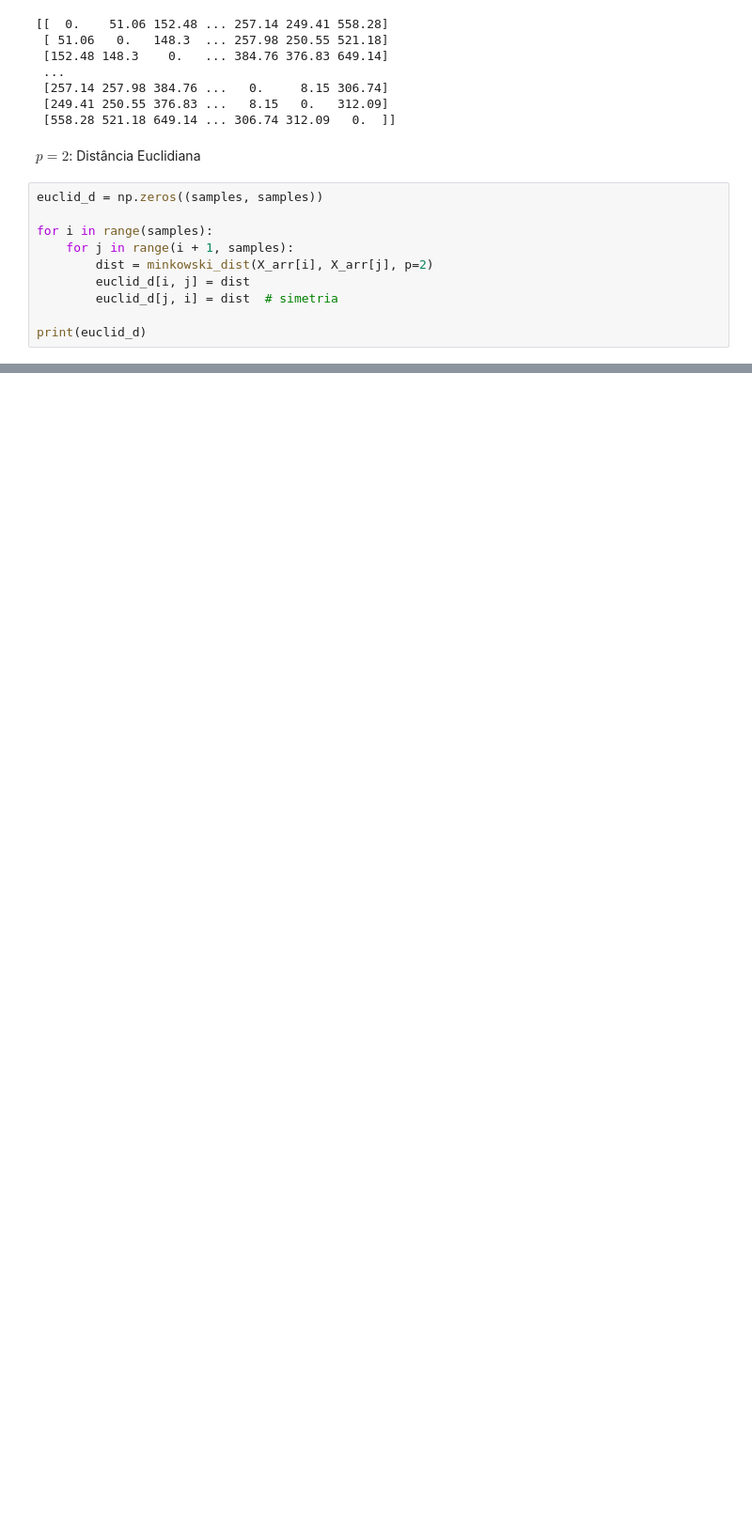
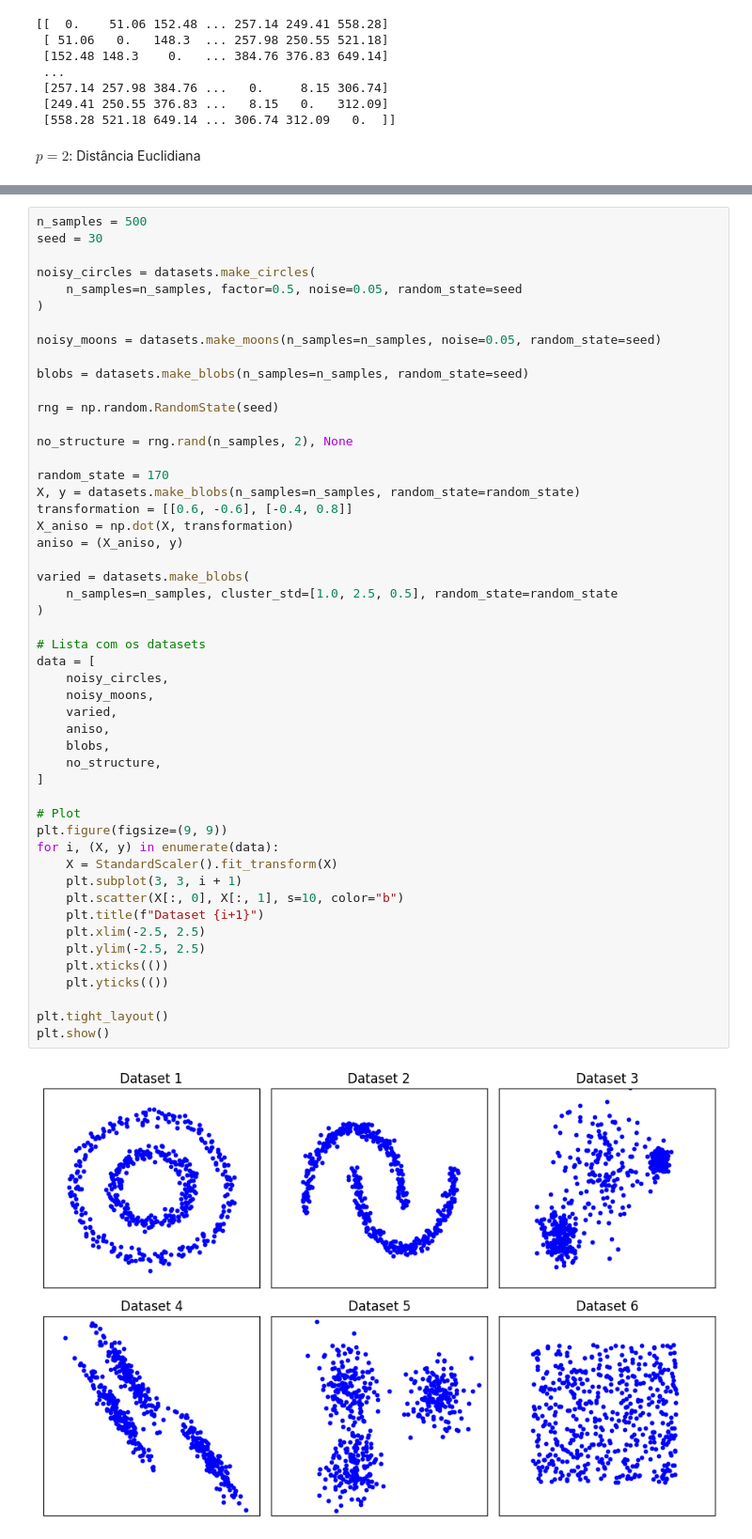
Before and after one commit to belatavaresp/tp2-alg2-2024-1, a Jupyter notebook: code.ipynb, the cells around one changed output, grey strips where cells are left out. Shown at 94% size. Cells and saved outputs as stored; diff of their text form; blank space fills up the shorter version.

Commit message:
Datasets sintéticos criados e visualização dos algoritmos nesses datasets

```diff
--- a/code.ipynb
+++ b/code.ipynb
@@ -63,13 +101,3 @@ print(manhattan_d)
  [558.28 521.18 649.14 ... 306.74 312.09   0.  ]]
 # %% [markdown]
 $p=2$: Distância Euclidiana
-# %%
-euclid_d = np.zeros((samples, samples))
-
-for i in range(samples):
-    for j in range(i + 1, samples):
-        dist = minkowski_dist(X_arr[i], X_arr[j], p=2)
-        euclid_d[i, j] = dist
-        euclid_d[j, i] = dist  # simetria
-
-print(euclid_d)
@@ -157,0 +191,52 @@ alg_busca_binaria(samples, 4, euclid_d)
+# %%
+n_samples = 500
+seed = 30
+
+noisy_circles = datasets.make_circles(
+    n_samples=n_samples, factor=0.5, noise=0.05, random_state=seed
+)
+
+noisy_moons = datasets.make_moons(n_samples=n_samples, noise=0.05, random_state=seed)
+
+blobs = datasets.make_blobs(n_samples=n_samples, random_state=seed)
+
+rng = np.random.RandomState(seed)
+
+no_structure = rng.rand(n_samples, 2), None
+
+random_state = 170
+X, y = datasets.make_blobs(n_samples=n_samples, random_state=random_state)
+transformation = [[0.6, -0.6], [-0.4, 0.8]]
+X_aniso = np.dot(X, transformation)
+aniso = (X_aniso, y)
+
+varied = datasets.make_blobs(
+    n_samples=n_samples, cluster_std=[1.0, 2.5, 0.5], random_state=random_state
+)
+
+# Lista com os datasets
+data = [
+    noisy_circles,
+    noisy_moons,
+    varied,
+    aniso,
+    blobs,
+    no_structure,
+]
+
+# Plot
+plt.figure(figsize=(9, 9))
+for i, (X, y) in enumerate(data):
+    X = StandardScaler().fit_transform(X)
+    plt.subplot(3, 3, i + 1)
+    plt.scatter(X[:, 0], X[:, 1], s=10, color="b")
+    plt.title(f"Dataset {i+1}")
+    plt.xlim(-2.5, 2.5)
+    plt.ylim(-2.5, 2.5)
+    plt.xticks(())
+    plt.yticks(())
+
+plt.tight_layout()
+plt.show()
+# %% [output]
+[figure, added]
```
Also changed, not shown: parts of 16 cells of this notebook.
